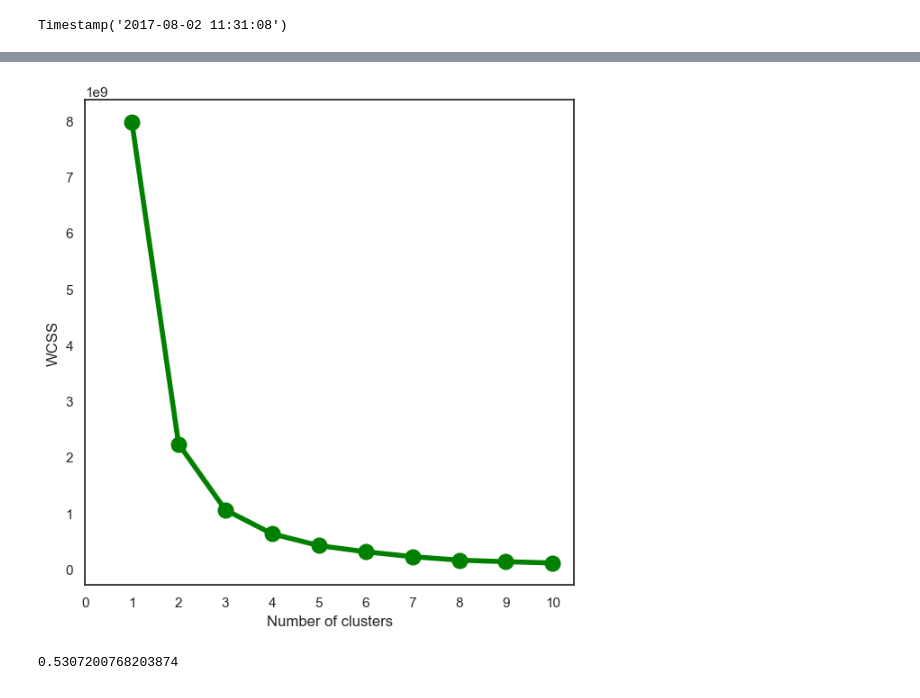
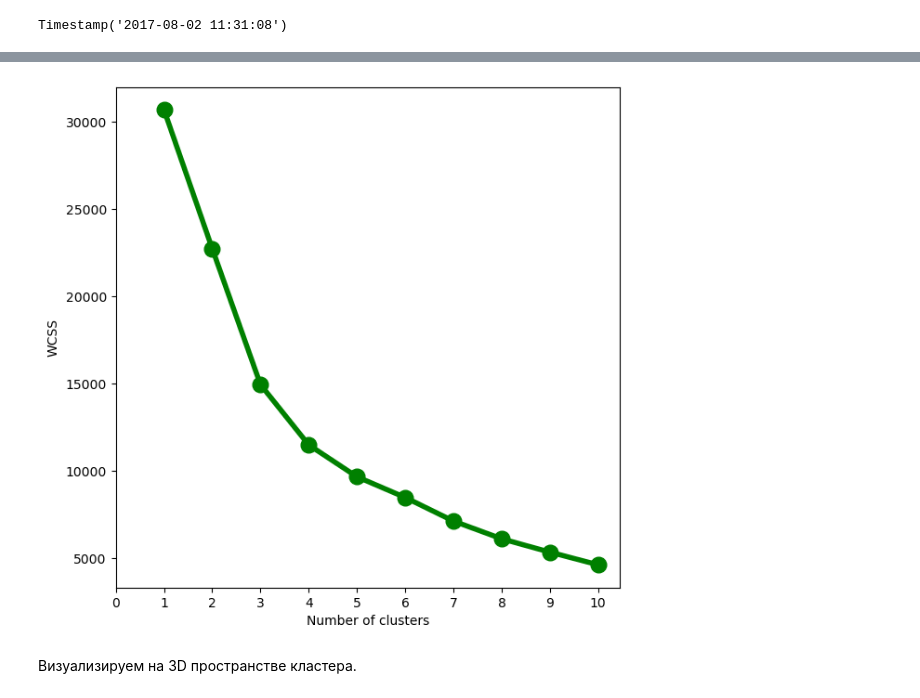
Before and after one commit to NurdauletTeshebayev/credit_risk, a Jupyter notebook: marketing_analysis.ipynb, the cells around one changed output, grey strips where cells are left out. Drawn from its saved outputs; the diff is of its cells as text; code cells hidden in the pictures.

```diff
--- a/marketing_analysis.ipynb
+++ b/marketing_analysis.ipynb
@@ -726,10 +728,10 @@ rfm= rfm_data.groupby('fullVisitorId').agg({
     #Frequency
     'sessionId':'nunique',
     #Monetary
-    'totals_transactionRevenue':sum
+    'totals_transactionRevenue':'sum'
 })
 
 rfm.columns = ['Recency','Frequency','Monetary']
 
 rfm.sort_values(by='Frequency',ascending=False)
-rfm.drop('1957458976293878100', inplace=True)
+rfm = rfm.drop(1957458976293878100)
@@ -742,4 +753,6 @@ import plotly.express as px
 from sklearn.metrics import silhouette_score
 # %%
 scaler = StandardScaler() # создаём объект класса scaler (нормализатор)
-x_sc = scaler.fit_transform(rfm) # обучаем нормализатор и преобразуем набор данных
+scaler.fit(rfm)
+x_sc = scaler.transform(rfm) # обучаем нормализатор и преобразуем набор данных
+rfm_normal = pd.DataFrame(x_sc, index=rfm.index, columns=rfm.columns)
@@ -746,16 +763,16 @@ x_sc = scaler.fit_transform(rfm) # обучаем нормализатор и п
 # %%
 WCSS = []
 for i in range(1,11):
     model = KMeans(n_clusters = i,init = 'k-means++')
-    model.fit(rfm)
+    model.fit(rfm_normal)
     WCSS.append(model.inertia_)
 
 fig = plt.figure(figsize = (7,7))
 plt.plot(range(1,11),WCSS, linewidth=4, markersize=12,marker='o',color = 'green')
 plt.xticks(np.arange(11))
 plt.xlabel("Number of clusters")
 plt.ylabel("WCSS")
 plt.show()
 # %% [output]
-[figure, old version]
+[figure, new version]
 # %%
@@ -771,4 +787,6 @@ labels = km.fit_predict(x_sc)
 rfm['cluster_km'] = km.labels_
+# %% [markdown]
+Визуализируем на 3D пространстве кластера.
 # %%
 import plotly.graph_objects as go
 
@@ -787,9 +805,3 @@ PLOT.update_layout(width = 800, height = 800, autosize = True, showlegend = True
                                 yaxis=dict(title = 'Age', titlefont_color = 'black'),
                                 zaxis=dict(title = 'Spending Score', titlefont_color = 'black')),
                    font = dict(family = "Gilroy", color  = 'black', size = 12))
-# %%
-from sklearn.metrics import silhouette_score
-
-silhouette_score(x_sc, labels)
-# %% [output]
-0.5307200768203874
```
Also changed, not shown: parts of 7 cells of this notebook, 1 other file.
